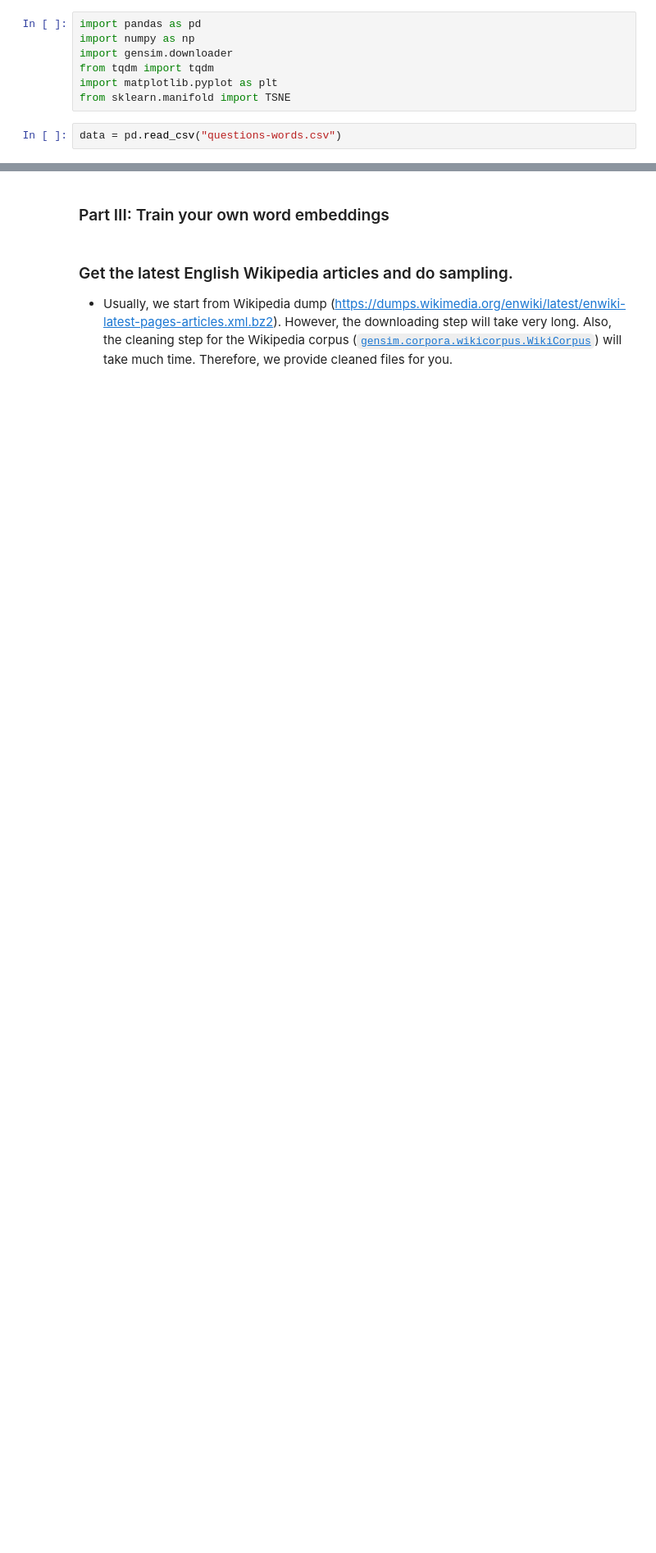
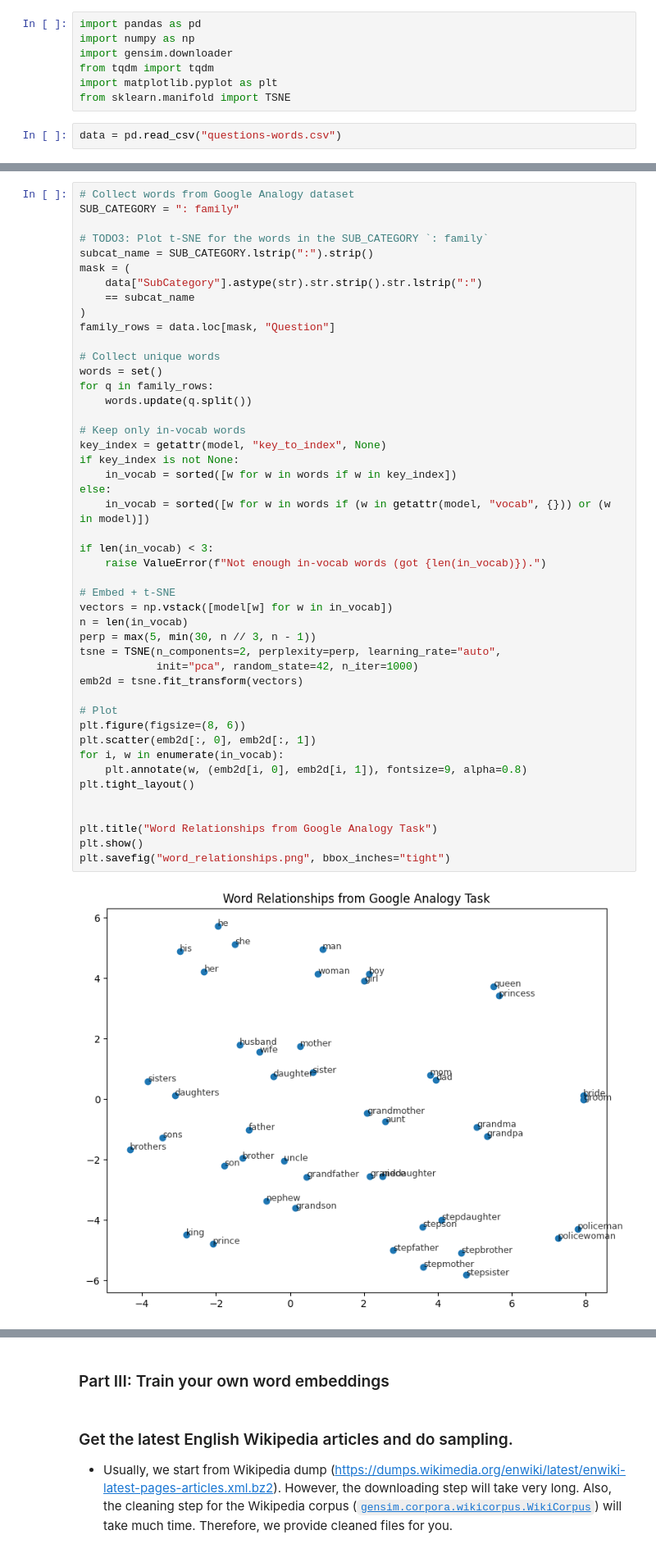
Before and after one commit to TofuRapper/NTHU_Natural_Language_Processing, a Jupyter notebook: 2025/Assignments/Assignment1/main.ipynb, the cells around one changed output, grey strips where cells are left out. Shown at 82% size. Saved outputs shown, nothing was run; the diff lists cells and outputs as text; blank space fills up the shorter version.

```diff
--- a/2025/Assignments/Assignment1/main.ipynb
+++ b/2025/Assignments/Assignment1/main.ipynb
@@ -149,0 +175,48 @@ plt.savefig("word_relationships.png", bbox_inches="tight")
+# %%
+# Collect words from Google Analogy dataset
+SUB_CATEGORY = ": family"
+
+# TODO3: Plot t-SNE for the words in the SUB_CATEGORY `: family`
+subcat_name = SUB_CATEGORY.lstrip(":").strip()
+mask = (
+    data["SubCategory"].astype(str).str.strip().str.lstrip(":")
+    == subcat_name
+)
+family_rows = data.loc[mask, "Question"]
+
+# Collect unique words
+words = set()
+for q in family_rows:
+    words.update(q.split())
+
+# Keep only in-vocab words
+key_index = getattr(model, "key_to_index", None)
+if key_index is not None:
+    in_vocab = sorted([w for w in words if w in key_index])
+else:
+    in_vocab = sorted([w for w in words if (w in getattr(model, "vocab", {})) or (w in model)])
+
+if len(in_vocab) < 3:
+    raise ValueError(f"Not enough in-vocab words (got {len(in_vocab)}).")
+
+# Embed + t-SNE
+vectors = np.vstack([model[w] for w in in_vocab])
+n = len(in_vocab)
+perp = max(5, min(30, n // 3, n - 1))
+tsne = TSNE(n_components=2, perplexity=perp, learning_rate="auto",
+            init="pca", random_state=42, n_iter=1000)
+emb2d = tsne.fit_transform(vectors)
+
+# Plot
+plt.figure(figsize=(8, 6))
+plt.scatter(emb2d[:, 0], emb2d[:, 1])
+for i, w in enumerate(in_vocab):
+    plt.annotate(w, (emb2d[i, 0], emb2d[i, 1]), fontsize=9, alpha=0.8)
+plt.tight_layout()
+
+
+plt.title("Word Relationships from Google Analogy Task")
+plt.show()
+plt.savefig("word_relationships.png", bbox_inches="tight")
+# %% [output]
+[figure, added]
```
Also changed, not shown: parts of 9 cells of this notebook.
